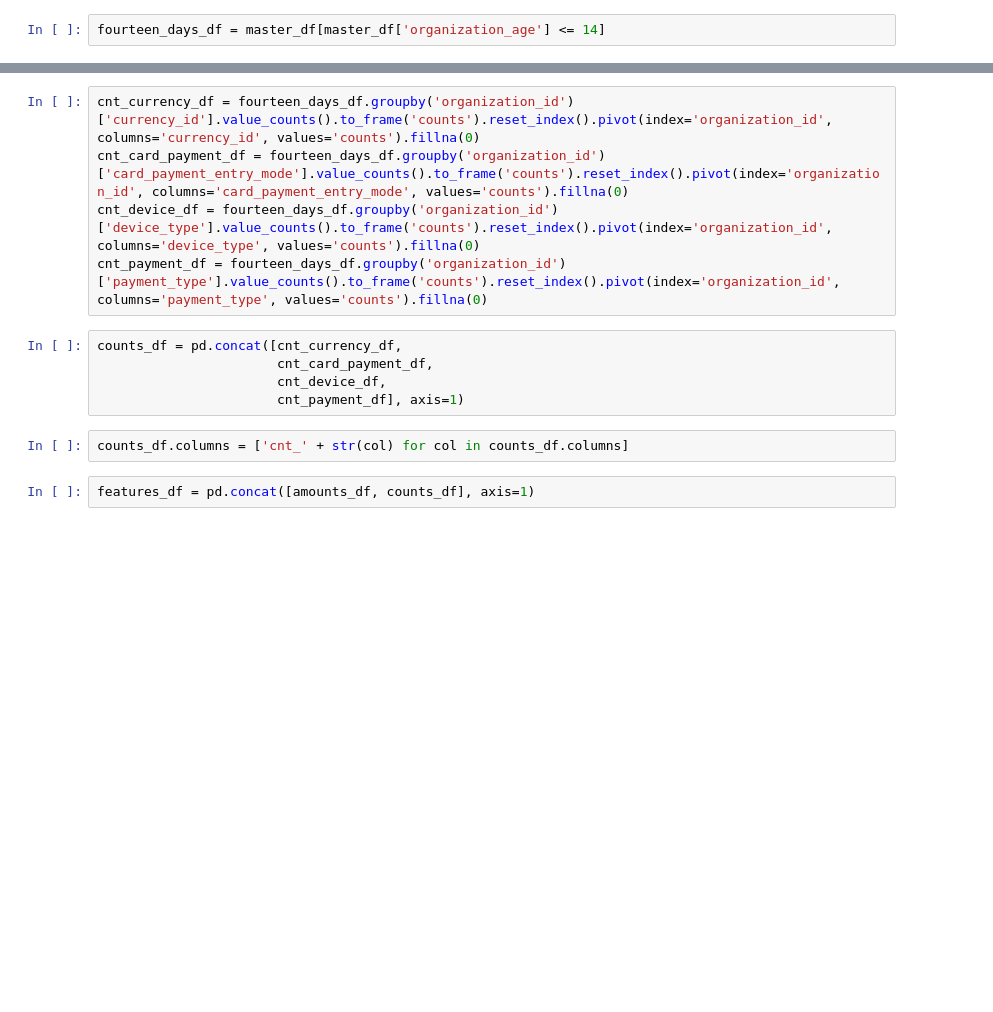
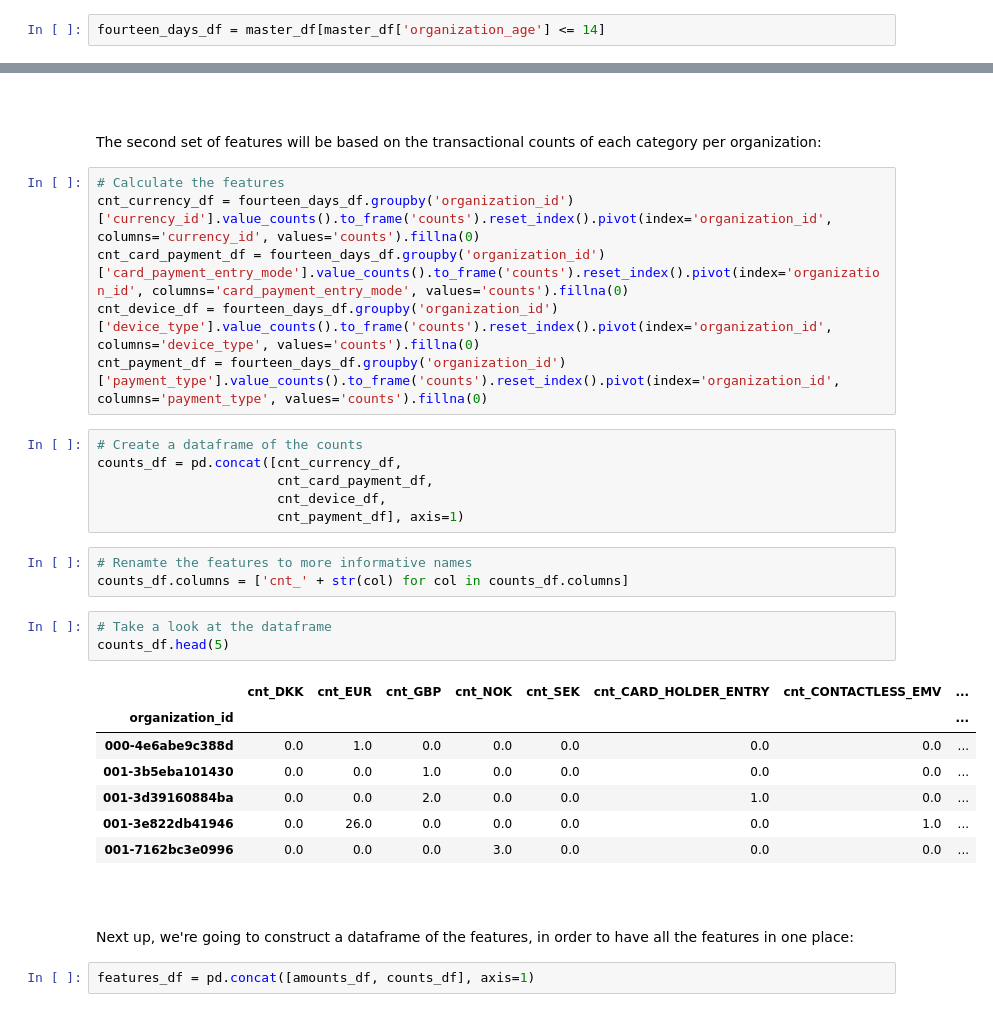
Before and after one commit to ssantic/iZettle-Homework, a Jupyter notebook: iZettle-Srdjan_Santic.ipynb, the cells around one changed output, grey strips where cells are left out. Saved outputs shown, nothing was run; the diff lists cells and outputs as text; blank space fills up the shorter version.

```diff
--- a/iZettle-Srdjan_Santic.ipynb
+++ b/iZettle-Srdjan_Santic.ipynb
@@ -143,15 +175,37 @@ amounts_df.columns = ['amt_eur_' + str(col) for col in amounts_df.columns]
+# %% [markdown]
+<br>
+<br>
+The second set of features will be based on the transactional counts of each category per organization:
 # %%
+# Calculate the features
 cnt_currency_df = fourteen_days_df.groupby('organization_id')['currency_id'].value_counts().to_frame('counts').reset_index().pivot(index='organization_id', columns='currency_id', values='counts').fillna(0)
 cnt_card_payment_df = fourteen_days_df.groupby('organization_id')['card_payment_entry_mode'].value_counts().to_frame('counts').reset_index().pivot(index='organization_id', columns='card_payment_entry_mode', values='counts').fillna(0)
 cnt_device_df = fourteen_days_df.groupby('organization_id')['device_type'].value_counts().to_frame('counts').reset_index().pivot(index='organization_id', columns='device_type', values='counts').fillna(0)
 cnt_payment_df = fourteen_days_df.groupby('organization_id')['payment_type'].value_counts().to_frame('counts').reset_index().pivot(index='organization_id', columns='payment_type', values='counts').fillna(0)
 # %%
+# Create a dataframe of the counts
 counts_df = pd.concat([cnt_currency_df,
                        cnt_card_payment_df,
                        cnt_device_df,
                        cnt_payment_df], axis=1)
 # %%
+# Renamte the features to more informative names
 counts_df.columns = ['cnt_' + str(col) for col in counts_df.columns]
+# %%
+# Take a look at the dataframe
+counts_df.head(5)
+# %% [output]
+|  | cnt_DKK | cnt_EUR | cnt_GBP | cnt_NOK | cnt_SEK | cnt_CARD_HOLDER_ENTRY | cnt_CONTACTLESS_EMV | ... |
+| organization_id |  |  |  |  |  |  |  | ... |
+| 000-4e6abe9c388d | 0.0 | 1.0 | 0.0 | 0.0 | 0.0 | 0.0 | 0.0 | ... |
+| 001-3b5eba101430 | 0.0 | 0.0 | 1.0 | 0.0 | 0.0 | 0.0 | 0.0 | ... |
+| 001-3d39160884ba | 0.0 | 0.0 | 2.0 | 0.0 | 0.0 | 1.0 | 0.0 | ... |
+| 001-3e822db41946 | 0.0 | 26.0 | 0.0 | 0.0 | 0.0 | 0.0 | 1.0 | ... |
+| 001-7162bc3e0996 | 0.0 | 0.0 | 0.0 | 3.0 | 0.0 | 0.0 | 0.0 | ... |
+# %% [markdown]
+<br>
+<br>
+Next up, we're going to construct a dataframe of the features, in order to have all the features in one place:
 # %%
 features_df = pd.concat([amounts_df, counts_df], axis=1)
 # %%
```
Also changed, not shown: parts of 11 cells of this notebook.
